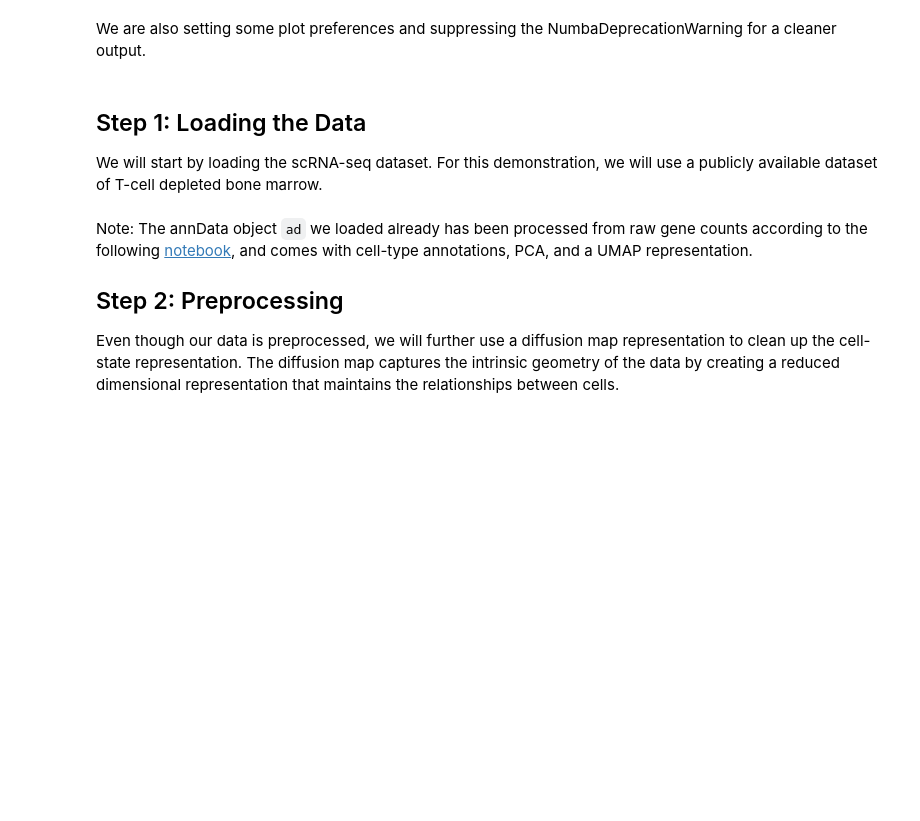
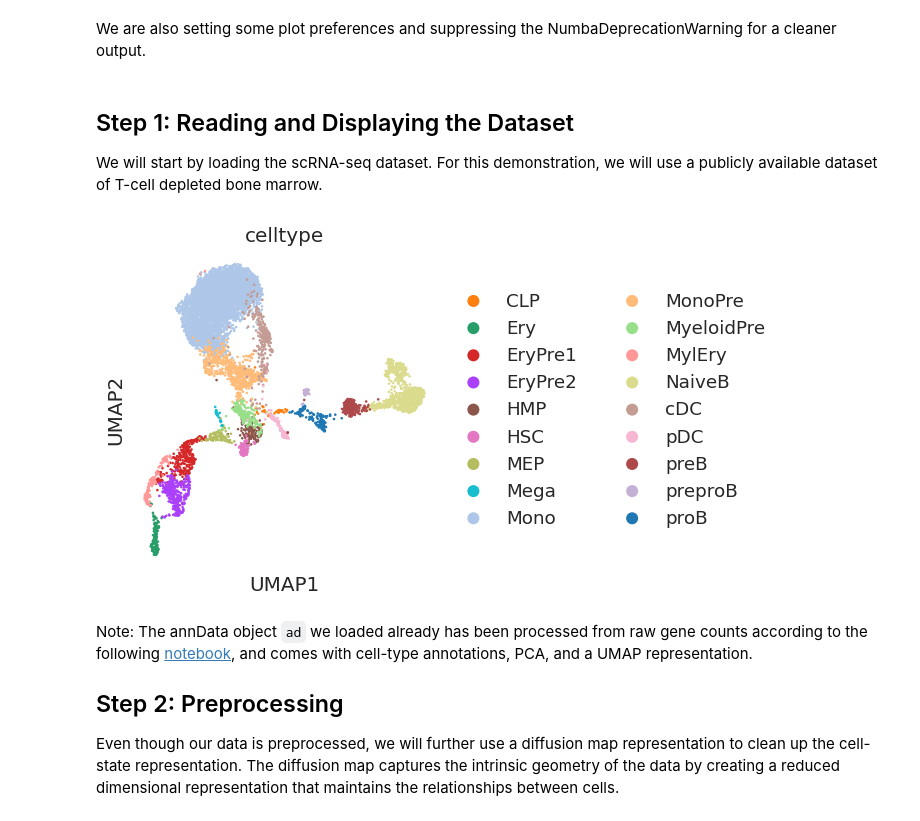
Before and after one commit to settylab/Mellon, a Jupyter notebook: notebooks/basic_tutorial.ipynb, the cells around one changed output. Saved outputs shown, nothing was run; the diff lists cells and outputs as text; code cells hidden in the pictures; blank space fills up the shorter version.

```diff
--- a/notebooks/basic_tutorial.ipynb
+++ b/notebooks/basic_tutorial.ipynb
@@ -33,12 +33,15 @@ matplotlib.rcParams["axes.spines.top"] = "off"
 matplotlib.rcParams["axes.spines.left"] = "off"
 matplotlib.rcParams["axes.spines.right"] = "off"
 # %% [markdown]
-## Step 1: Loading the Data
+## Step 1: Reading and Displaying the Dataset
 
 We will start by loading the scRNA-seq dataset. For this demonstration, we will use a publicly available dataset of T-cell depleted bone marrow.
 # %%
-ad_url = "https://zenodo.org/record/6383269/files/bm_multiome_rna.h5ad"
-ad = sc.read("data/bm_multiome_rna.h5ad", backup_url=ad_url)
+ad_url = "https://fh-pi-setty-m-eco-public.s3.amazonaws.com/mellon-tutorial/preprocessed_t-cell-depleted-bm.h5ad"
+ad = sc.read("data/preprocessed_t-cell-depleted-bm.h5ad", backup_url=ad_url)
+sc.pl.scatter(ad, basis="umap", color="celltype")
+# %% [output]
+[figure, added]
 # %% [markdown]
 Note: The annData object `ad` we loaded already has been processed from raw gene counts according to the following [notebook](https://github.com/settylab/single-cell-primers/blob/main/notebooks/PBMC-RNA-standalone.ipynb), and comes with cell-type annotations, PCA, and a UMAP representation.
 
```
Also changed, not shown: parts of 12 cells of this notebook.
